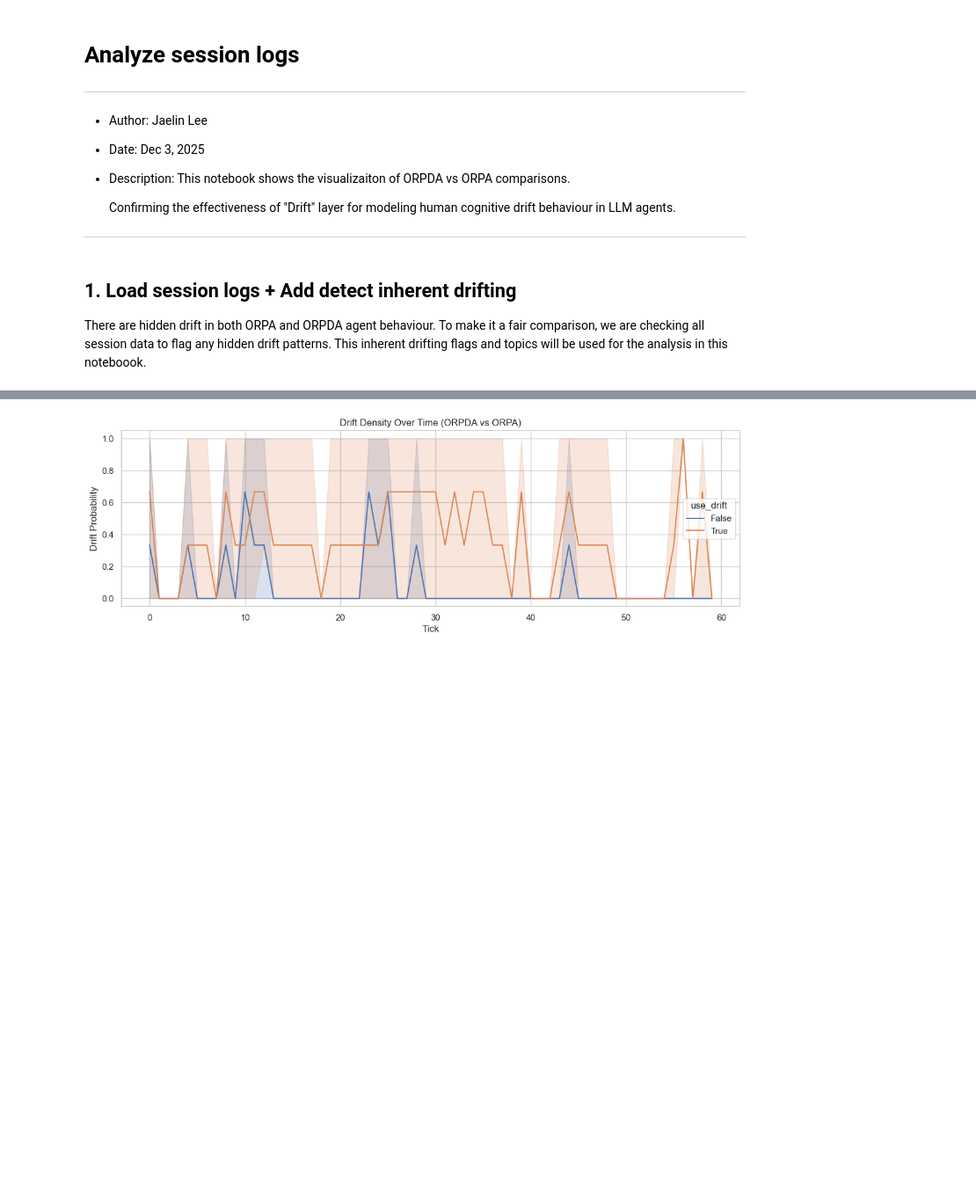
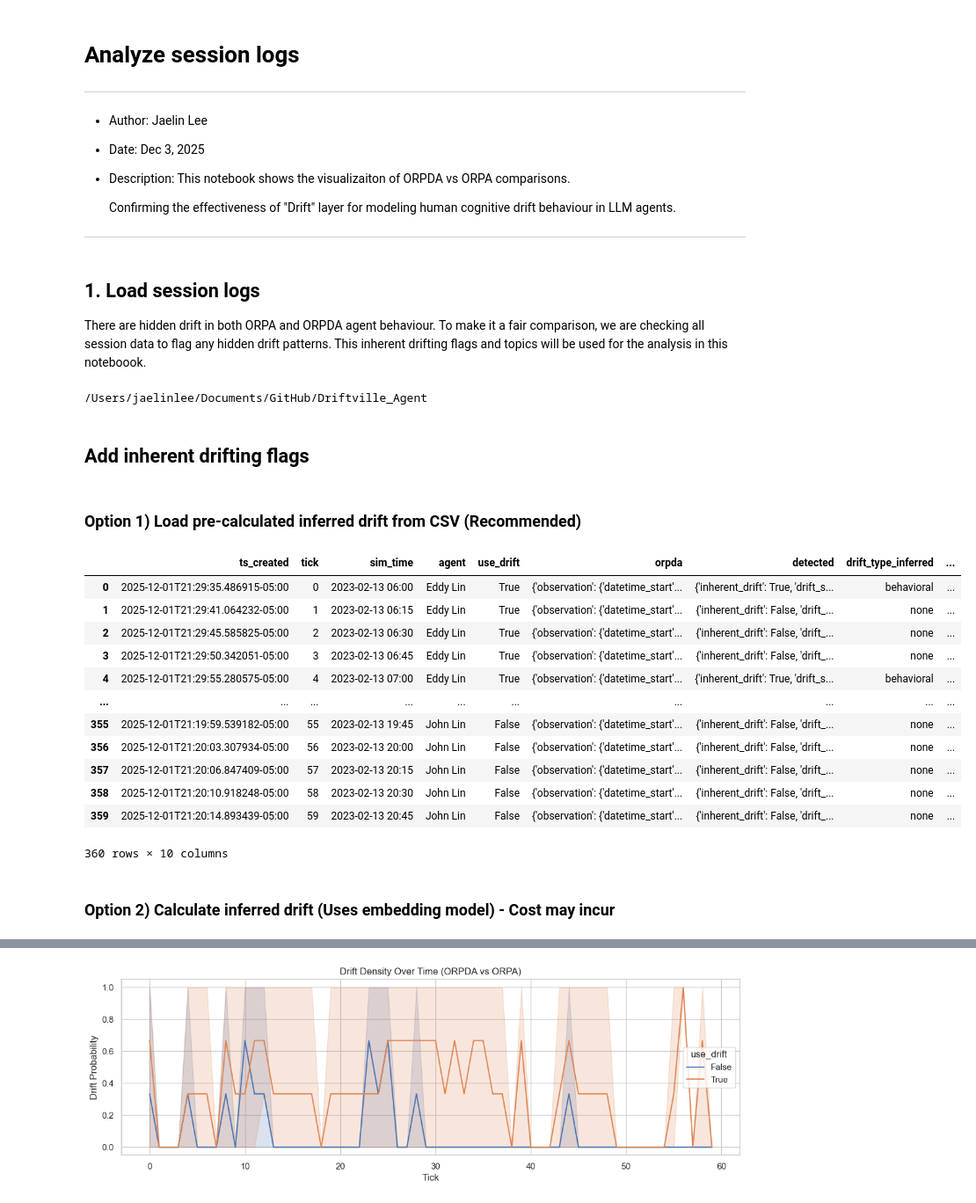
Before and after one commit to jaelin215/Driftville_Agent, a Jupyter notebook: app/src/utils/viz_metrics.ipynb, the cells around one changed output, grey strips where cells are left out. Shown: that part at 88% size. Cells and saved outputs as stored; diff of their text form; code cells hidden in the pictures; blank space fills up the shorter version.

```diff
--- a/app/src/viz_metrics.ipynb
+++ b/app/src/utils/viz_metrics.ipynb
@@ -10,7 +10,52 @@
   Confirming the effectiveness of "Drift" layer for modeling human cognitive drift behaviour in LLM agents.
 ---
 # %% [markdown]
-## 1. Load session logs + Add detect inherent drifting
+## 1. Load session logs
 
 There are hidden drift in both ORPA and ORPDA agent behaviour. To make it a fair comparison, we are checking all session data to flag any hidden drift patterns. This inherent drifting flags and topics will be used for the analysis in this noteboook.
+# %%
+import json
+import sys
+import pandas as pd
+import seaborn as sns
+import matplotlib.pyplot as plt
+import numpy as np
+from pathlib import Path
+
+ROOT = Path.cwd().parents[1]
+print(ROOT)
+
+# if str(ROOT) not in sys.path:
+#     sys.path.insert(0, str(ROOT))
+from app.src.metrics import detect_inherent_drift
+
+sns.set(style="whitegrid")
+# %% [output]
+/Users/jaelinlee/Documents/GitHub/Driftville_Agent
+# %% [markdown]
+## Add inherent drifting flags
+# %% [markdown]
+### Option 1) Load pre-calculated inferred drift from CSV (Recommended)
+# %%
+df = pd.read_csv(ROOT / 'app/logs/v3_route_loop_[good]/sessions_with_inherent_drift.csv')
+df.rename(columns={'drift_score': 'drift_score_inferred'}, inplace=True)
+
+df['drift_score_inferred'] = df['drift_score_inferred'].round(2)
+df
+# %% [output]
+|  | ts_created | tick | sim_time | agent | use_drift | orpda | detected | drift_type_inferred | ... |
+| 0 | 2025-12-01T21:29:35.486915-05:00 | 0 | 2023-02-13 06:00 | Eddy Lin | True | {'observation': {'datetime_start'... | {'inherent_drift': True, 'drift_s... | behavioral | ... |
+| 1 | 2025-12-01T21:29:41.064232-05:00 | 1 | 2023-02-13 06:15 | Eddy Lin | True | {'observation': {'datetime_start'... | {'inherent_drift': False, 'drift_... | none | ... |
+| 2 | 2025-12-01T21:29:45.585825-05:00 | 2 | 2023-02-13 06:30 | Eddy Lin | True | {'observation': {'datetime_start'... | {'inherent_drift': False, 'drift_... | none | ... |
+| 3 | 2025-12-01T21:29:50.342051-05:00 | 3 | 2023-02-13 06:45 | Eddy Lin | True | {'observation': {'datetime_start'... | {'inherent_drift': False, 'drift_... | none | ... |
+| 4 | 2025-12-01T21:29:55.280575-05:00 | 4 | 2023-02-13 07:00 | Eddy Lin | True | {'observation': {'datetime_start'... | {'inherent_drift': True, 'drift_s... | behavioral | ... |
+| ... | ... | ... | ... | ... | ... | ... | ... | ... | ... |
+| 355 | 2025-12-01T21:19:59.539182-05:00 | 55 | 2023-02-13 19:45 | John Lin | False | {'observation': {'datetime_start'... | {'inherent_drift': False, 'drift_... | none | ... |
+| 356 | 2025-12-01T21:20:03.307934-05:00 | 56 | 2023-02-13 20:00 | John Lin | False | {'observation': {'datetime_start'... | {'inherent_drift': False, 'drift_... | none | ... |
+| 357 | 2025-12-01T21:20:06.847409-05:00 | 57 | 2023-02-13 20:15 | John Lin | False | {'observation': {'datetime_start'... | {'inherent_drift': False, 'drift_... | none | ... |
+| 358 | 2025-12-01T21:20:10.918248-05:00 | 58 | 2023-02-13 20:30 | John Lin | False | {'observation': {'datetime_start'... | {'inherent_drift': False, 'drift_... | none | ... |
+| 359 | 2025-12-01T21:20:14.893439-05:00 | 59 | 2023-02-13 20:45 | John Lin | False | {'observation': {'datetime_start'... | {'inherent_drift': False, 'drift_... | none | ... |
+360 rows × 10 columns
+# %% [markdown]
+### Option 2) Calculate inferred drift (Uses embedding model) - Cost may incur
 # %%
```
Also changed, not shown: parts of 18 cells of this notebook, 33 other files.
